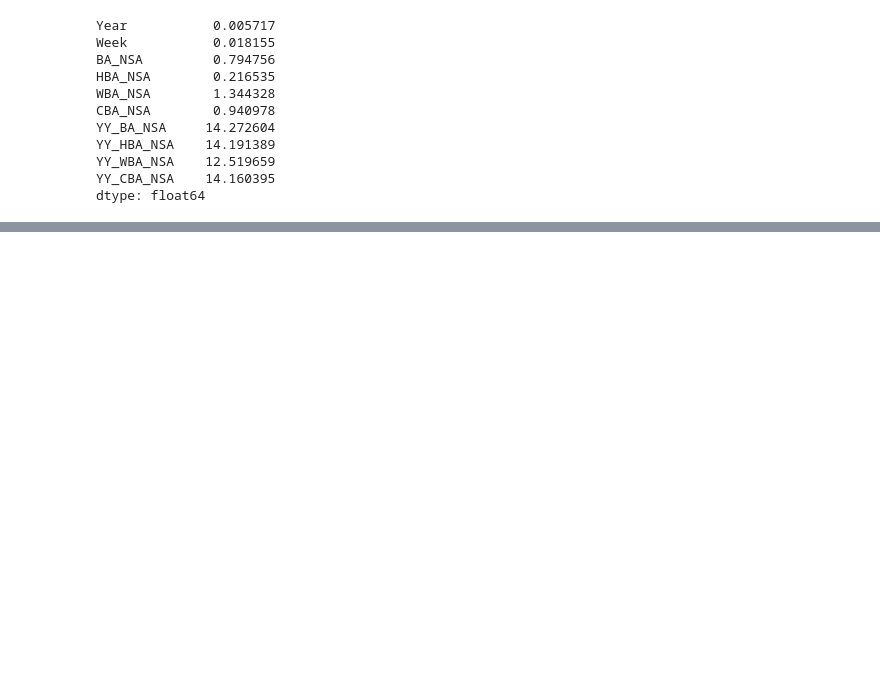
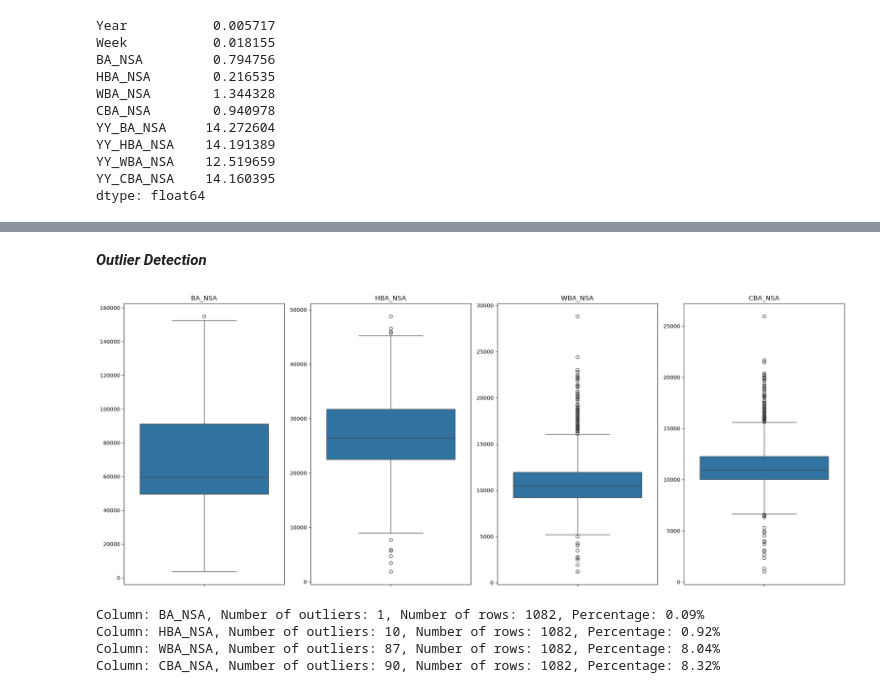
Before and after one commit to farzanehmasteri/EDA---US-Business-Formation-Statistics-Dataset, a Jupyter notebook: code.ipynb, the cells around one changed output, grey strips where cells are left out. Cells and saved outputs as stored; diff of their text form; code cells hidden in the pictures; blank space fills up the shorter version.

```diff
--- a/code.ipynb
+++ b/code.ipynb
@@ -125,0 +221,37 @@ dtype: float64
+# %% [markdown]
+***Outlier Detection***
+# %%
+import matplotlib.pyplot as plt
+import seaborn as sns
+
+# Select numerical columns, excluding Year and Week
+numeric_cols = ["BA_NSA", "HBA_NSA", "WBA_NSA", "CBA_NSA"]
+
+fig, axes = plt.subplots(1, 4, figsize=(20, 8))
+
+for col, ax in zip(numeric_cols, axes.flat):
+    sns.boxplot(y=df[col], ax=ax)
+    ax.set_title(col)
+    ax.set_ylabel("")
+
+plt.tight_layout()
+plt.show()
+# %% [output]
+[figure, added]
+# %%
+for col in ["BA_NSA", "HBA_NSA", "WBA_NSA", "CBA_NSA"]:
+    Q1 = df[col].quantile(0.25)
+    Q3 = df[col].quantile(0.75)
+    IQR = Q3 - Q1
+    lower = Q1 - 1.5 * IQR
+    upper = Q3 + 1.5 * IQR
+    outliers = df[
+        (df[col] < lower) |
+        (df[col] > upper)
+    ]
+    print(f"Column: {col}, Number of outliers: {len(outliers)}, Number of rows: {len(df)}, Percentage: {len(outliers)/len(df)*100:.2f}%")
+# %% [output]
+Column: BA_NSA, Number of outliers: 1, Number of rows: 1082, Percentage: 0.09%
+Column: HBA_NSA, Number of outliers: 10, Number of rows: 1082, Percentage: 0.92%
+Column: WBA_NSA, Number of outliers: 87, Number of rows: 1082, Percentage: 8.04%
+Column: CBA_NSA, Number of outliers: 90, Number of rows: 1082, Percentage: 8.32%
```
Also changed, not shown: parts of 33 cells of this notebook.
